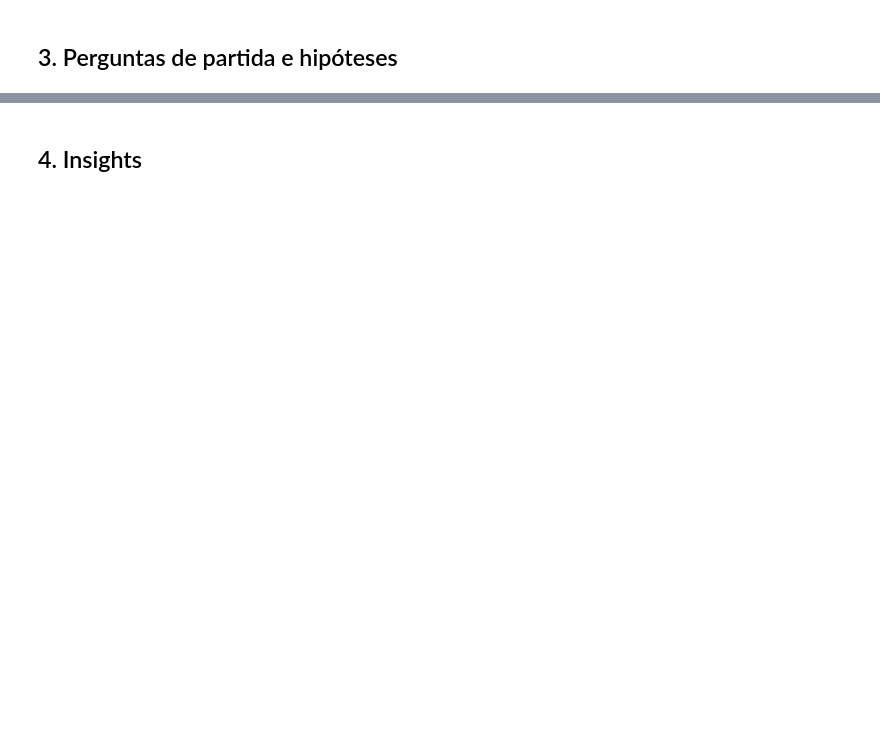
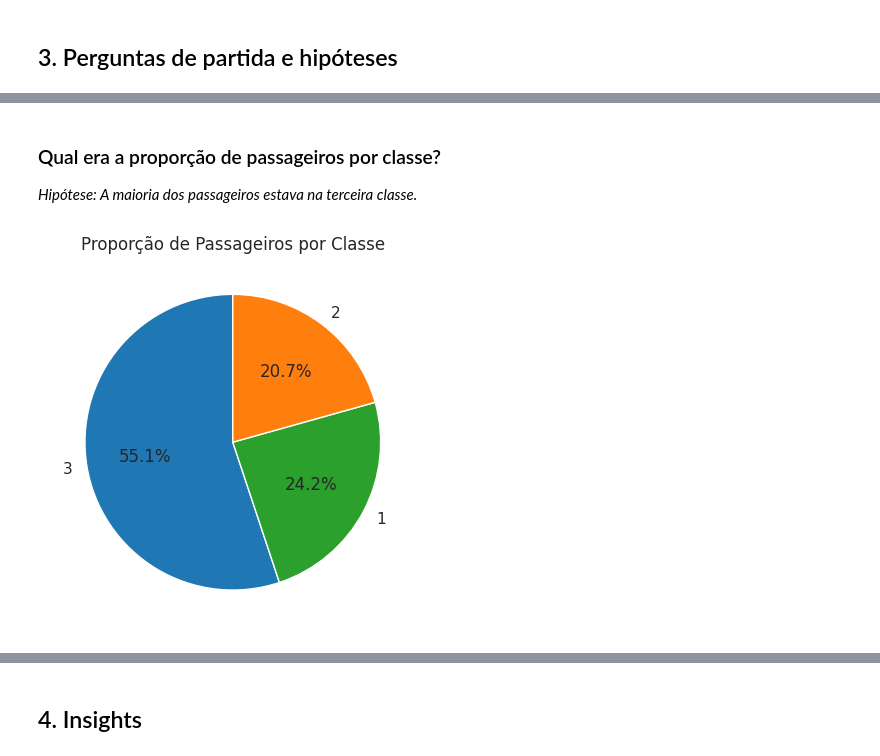
Before and after one commit to KesavaS2/Avanti-Bootcamp-cdd, a Jupyter notebook: notebooks/01-exploratory_data_analysis.ipynb, the cells around one changed output, grey strips where cells are left out. Cells and saved outputs as stored; diff of their text form; code cells hidden in the pictures; blank space fills up the shorter version.

```diff
--- a/notebooks/01-exploratory_data_analysis.ipynb
+++ b/notebooks/01-exploratory_data_analysis.ipynb
@@ -69,0 +197,13 @@ dicionario
+# %% [markdown]
+### Qual era a proporção de passageiros por classe?
+
+_Hipótese: A maioria dos passageiros estava na terceira classe._
+# %%
+# Qual era a proporção de passageiros por classe?
+passenger_count_by_class = titanic_data['pclass'].value_counts(normalize=True)
+passenger_count_by_class.plot(kind='pie', autopct='%1.1f%%', startangle=90)
+plt.title('Proporção de Passageiros por Classe')
+plt.ylabel('')
+plt.show()
+# %% [output]
+[figure, added]
```
Also changed, not shown: parts of 16 cells of this notebook.
